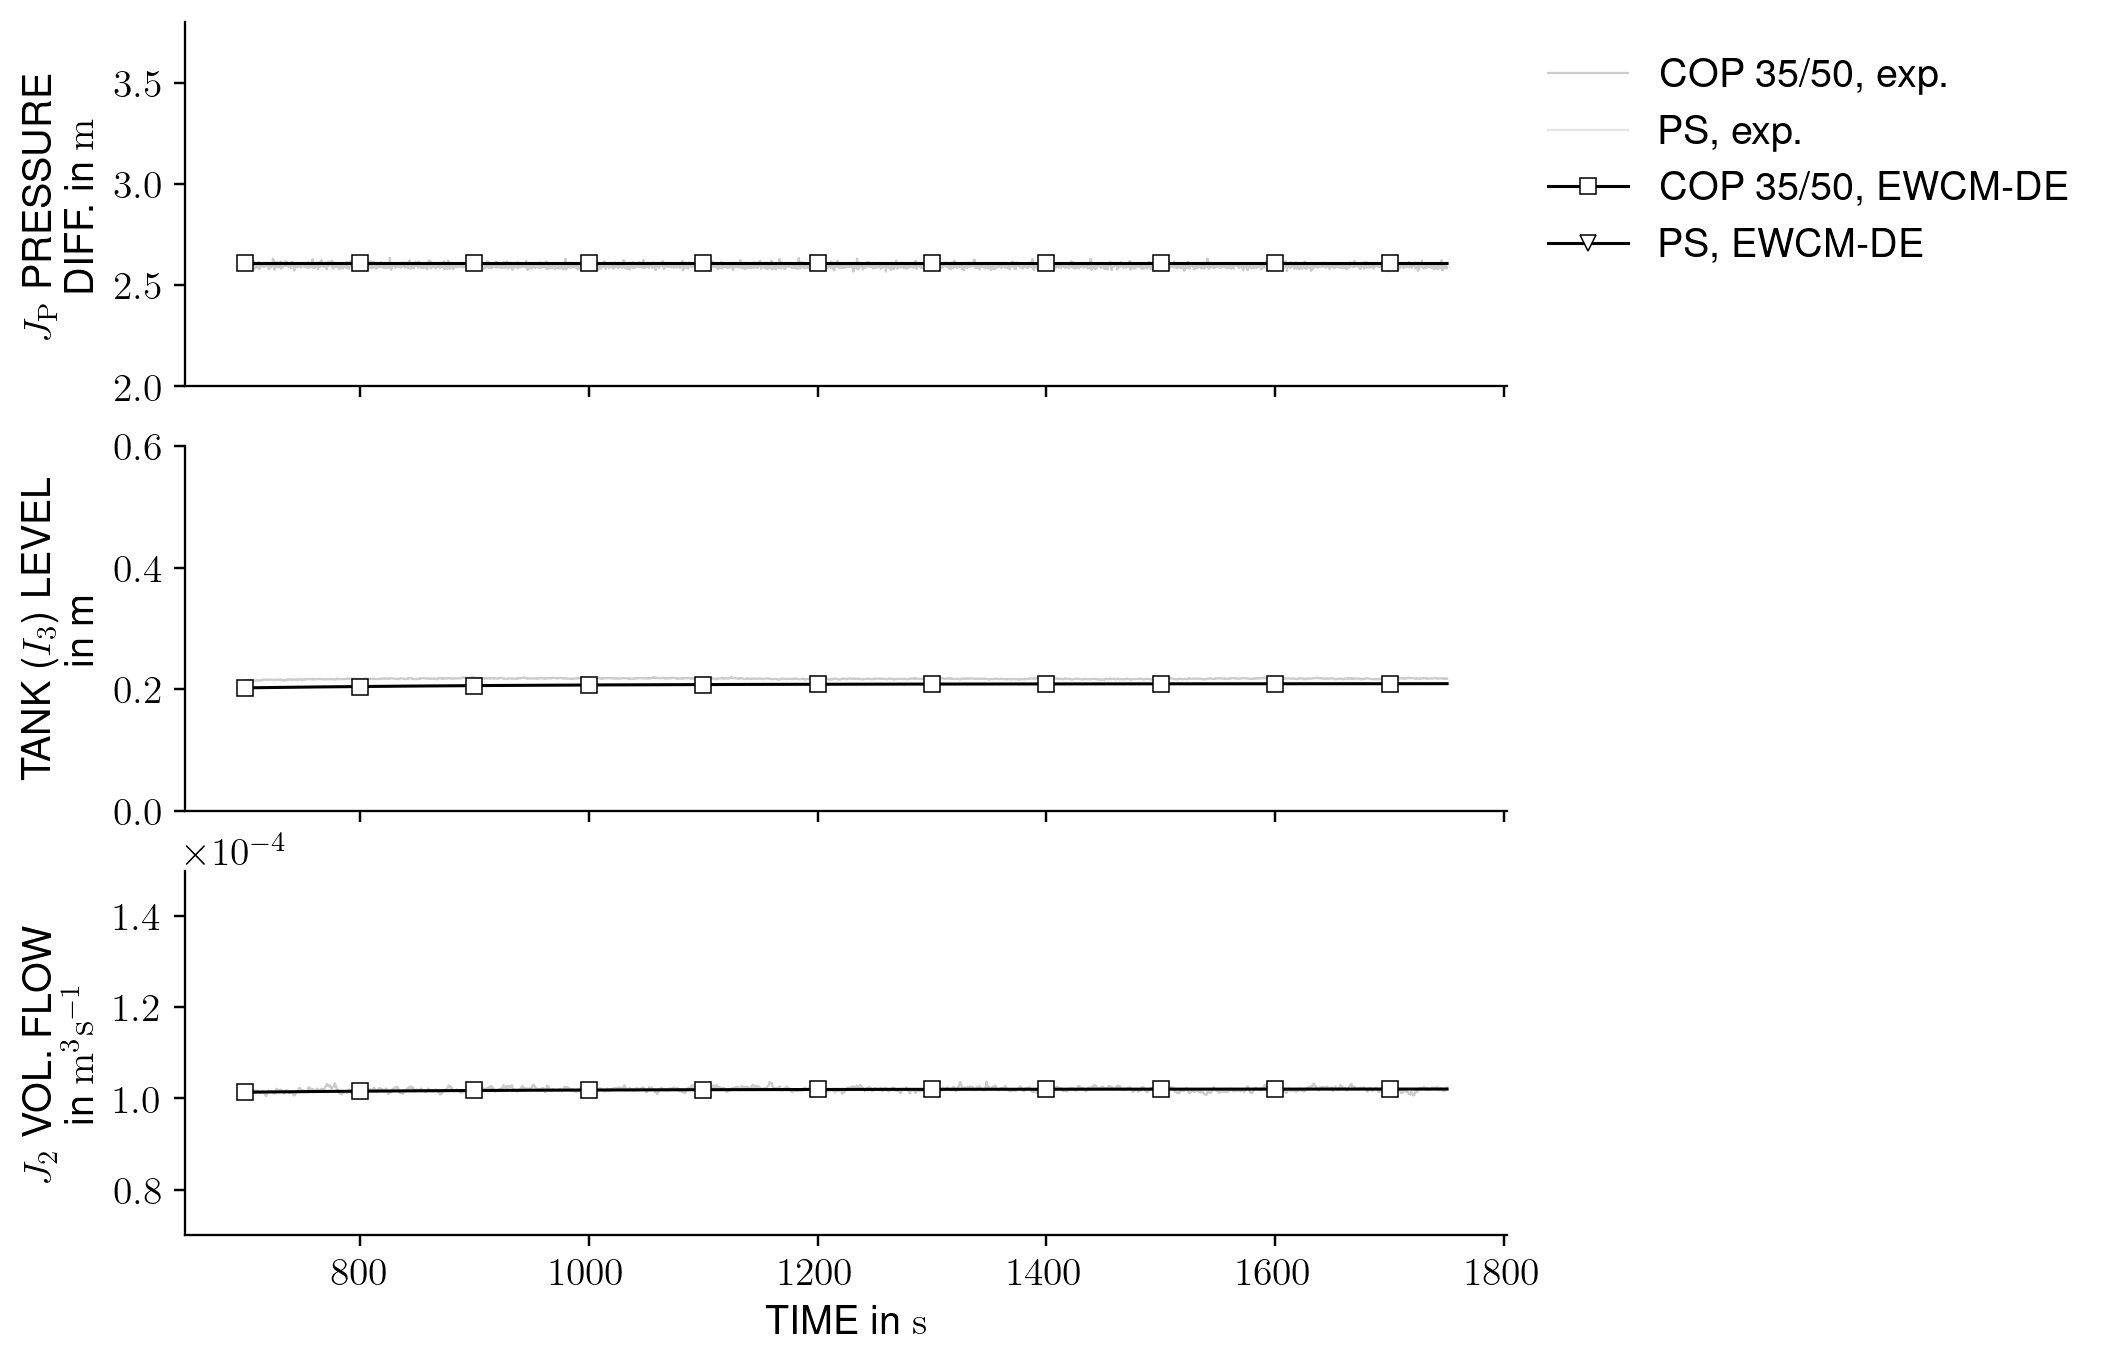
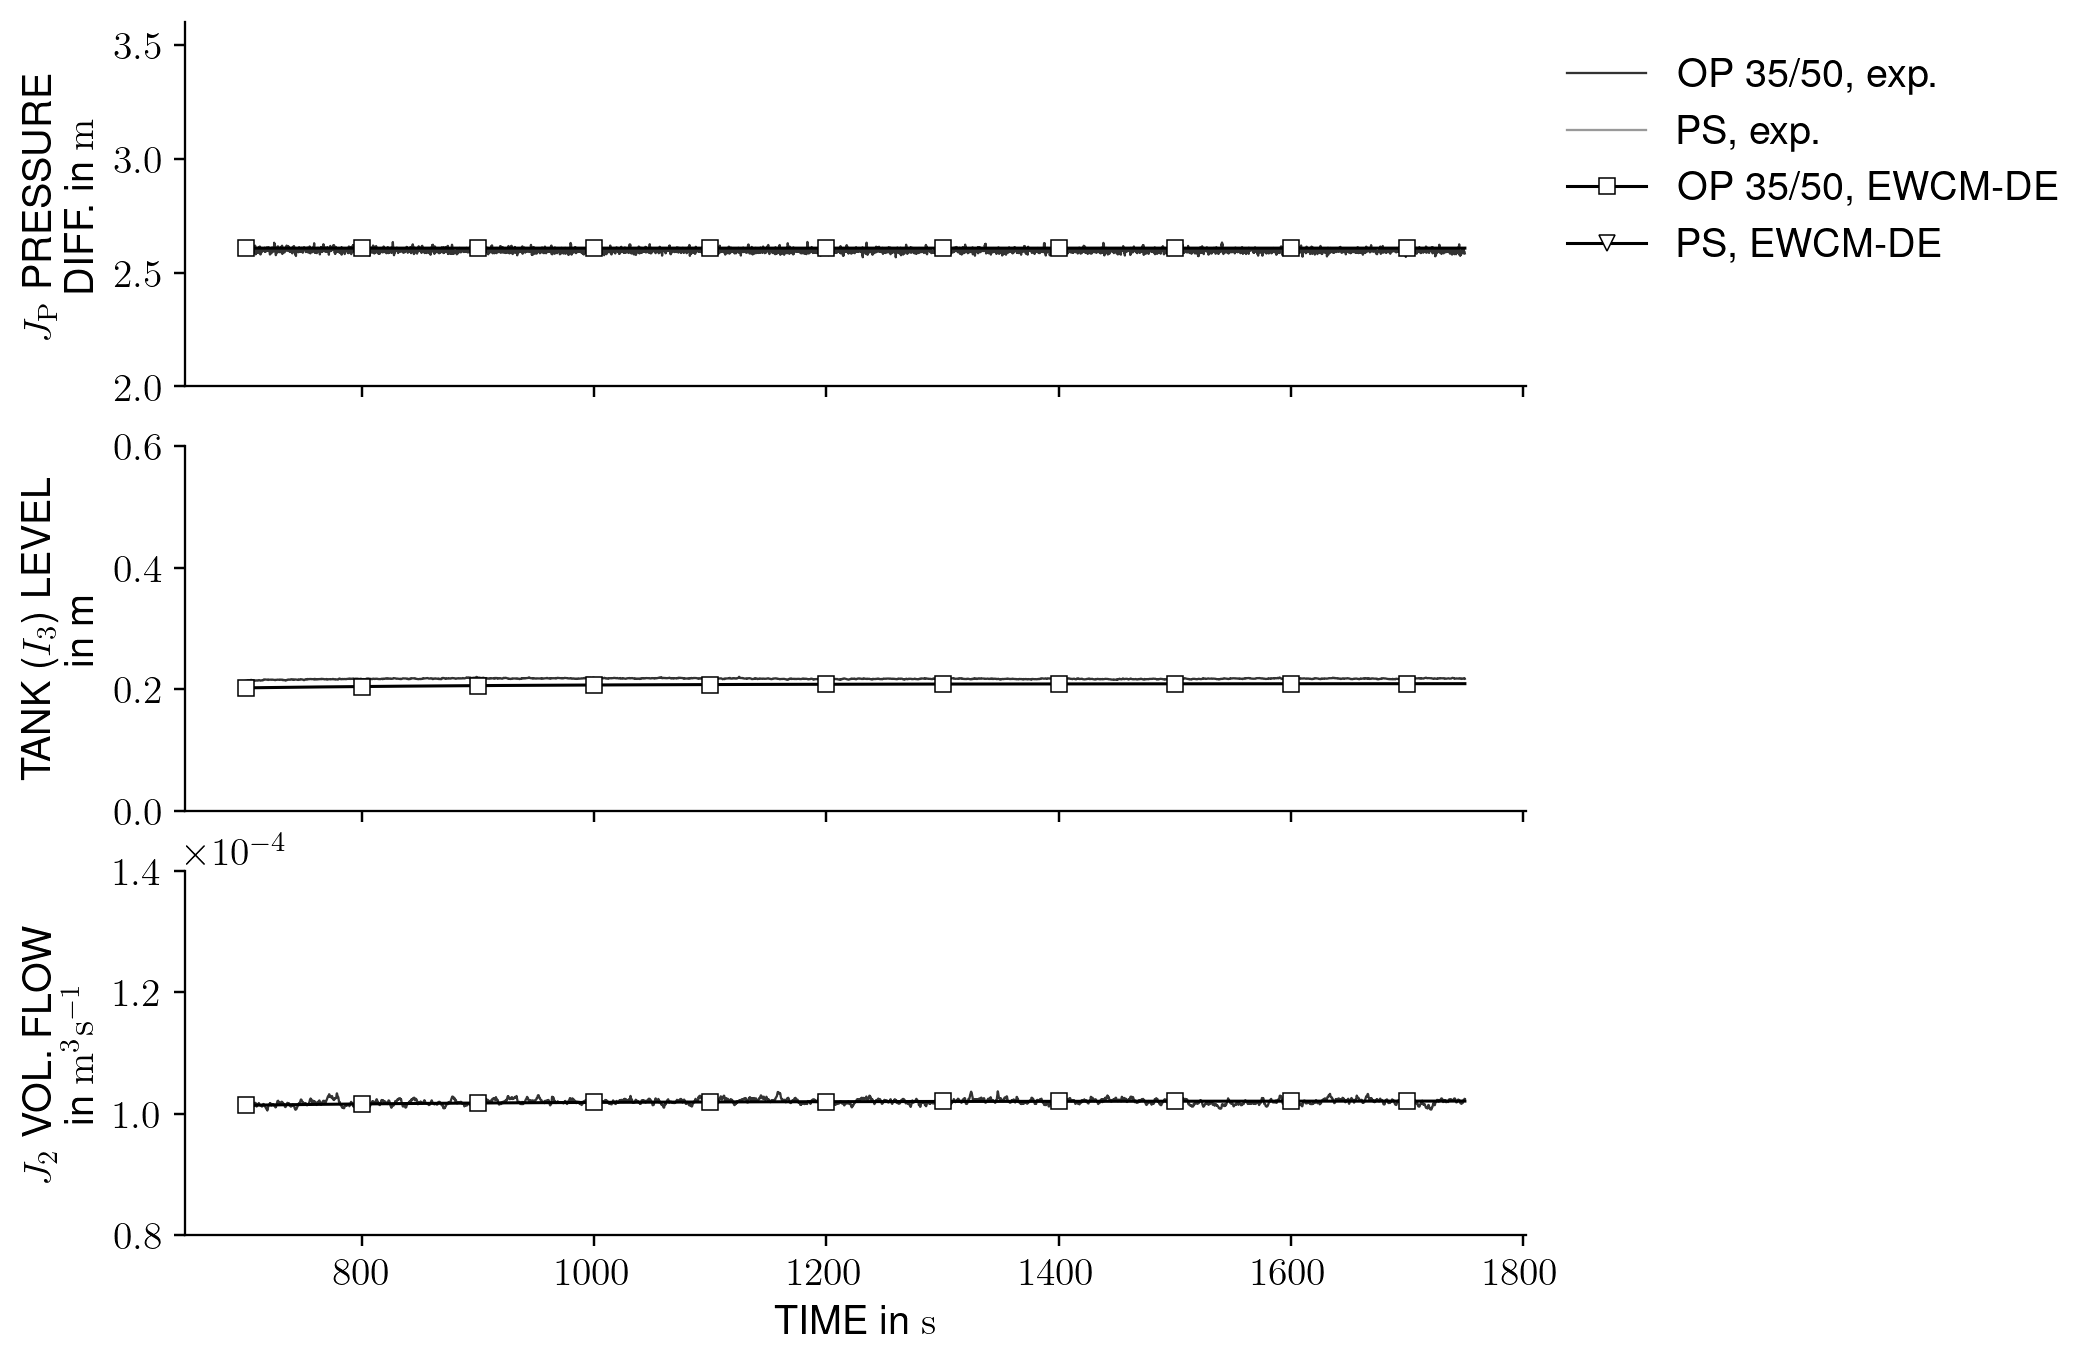
The notebook cell's code change between the first figure and the second:
--- before
+++ after
@@ -8,4 +8,6 @@
 plot_start_time_exp = int(time_conv * plot_start_time)
 plot_end_time_exp = int(time_conv * plot_end_time)
+
+alpha = 0.8
 
 ## $J_\mathrm{P}$ PRESSURE
@@ -14,5 +16,5 @@
     exp_df_c_35_50["test_rig.pump_1_pressure"][plot_start_time_exp:plot_end_time_exp]
     / (rho * g),
-    label=r"COP 35/50, exp.",
+    label=r"OP 35/50, exp.",
     c="k",
     alpha=alpha,
@@ -22,5 +24,5 @@
     sim_df_c_35_50["h_I_pump_outlet"][plot_start_time:plot_end_time]
     - sim_df_c_35_50["h_I_pump_inlet"][plot_start_time:plot_end_time],
-    label=r"COP 35/50, EWCM-DE",
+    label=r"OP 35/50, EWCM-DE",
     c="k",
     marker="s",
@@ -185,7 +187,10 @@
 )
 
-axs[0].set_ylim(2, 3.8)
-axs[1].set_ylim(0.0, 0.6)
-axs[2].set_ylim(0.00007, 0.00015)
+## axs[0].set_ylim(2, 3.8)
+## axs[1].set_ylim(0.0, 0.6)
+## axs[2].set_ylim(0.00007, 0.00015)
+axs[0].set_ylim(2, 3.6)
+axs[1].set_ylim(0, 0.6)
+axs[2].set_ylim(0.00008, 0.00014)
 
 # axs[0].set_xlabel("TIME in s")

Commit: before refactoring